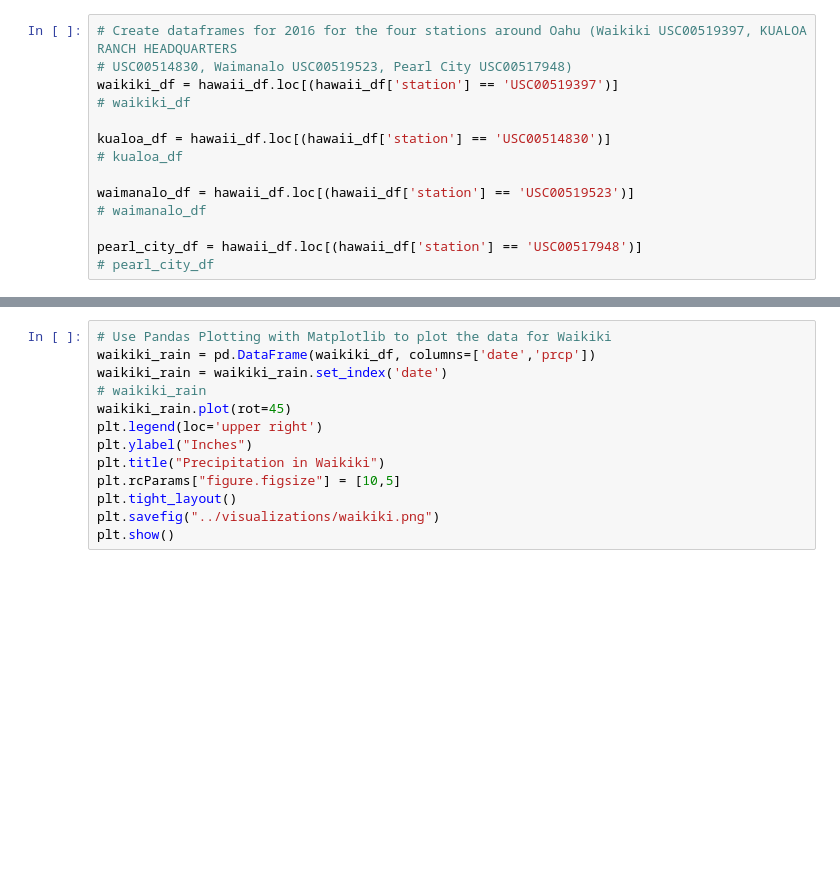
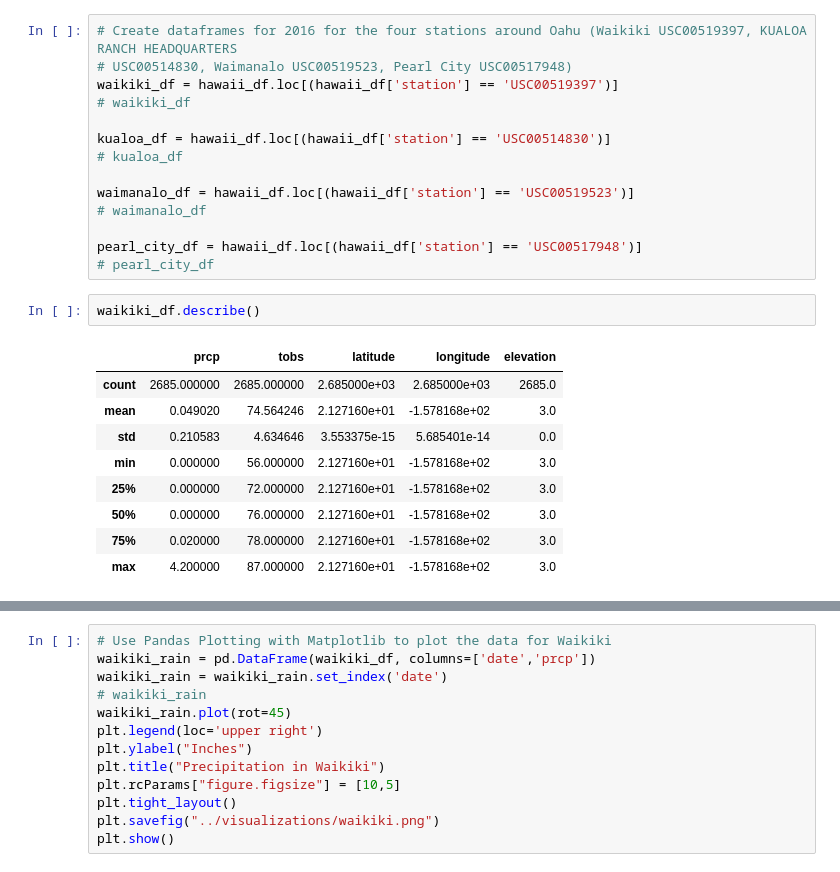
Before and after one commit to khartmann5/Web-Design-Challenge, a Jupyter notebook: Resources/hawaii_weather_analysis.ipynb, the cells around one changed output, grey strips where cells are left out. Cells and saved outputs as stored; diff of their text form; blank space fills up the shorter version.

```diff
--- a/Resources/hawaii_weather_analysis.ipynb
+++ b/Resources/hawaii_weather_analysis.ipynb
@@ -92,3 +92,15 @@ waimanalo_df = hawaii_df.loc[(hawaii_df['station'] == 'USC00519523')]
 
 pearl_city_df = hawaii_df.loc[(hawaii_df['station'] == 'USC00517948')]
 # pearl_city_df
+# %%
+waikiki_df.describe()
+# %% [output]
+|  | prcp | tobs | latitude | longitude | elevation |
+| count | 2685.000000 | 2685.000000 | 2.685000e+03 | 2.685000e+03 | 2685.0 |
+| mean | 0.049020 | 74.564246 | 2.127160e+01 | -1.578168e+02 | 3.0 |
+| std | 0.210583 | 4.634646 | 3.553375e-15 | 5.685401e-14 | 0.0 |
+| min | 0.000000 | 56.000000 | 2.127160e+01 | -1.578168e+02 | 3.0 |
+| 25% | 0.000000 | 72.000000 | 2.127160e+01 | -1.578168e+02 | 3.0 |
+| 50% | 0.000000 | 76.000000 | 2.127160e+01 | -1.578168e+02 | 3.0 |
+| 75% | 0.020000 | 78.000000 | 2.127160e+01 | -1.578168e+02 | 3.0 |
+| max | 4.200000 | 87.000000 | 2.127160e+01 | -1.578168e+02 | 3.0 |
```
Also changed, not shown: parts of 3 cells of this notebook, 7 other files.
